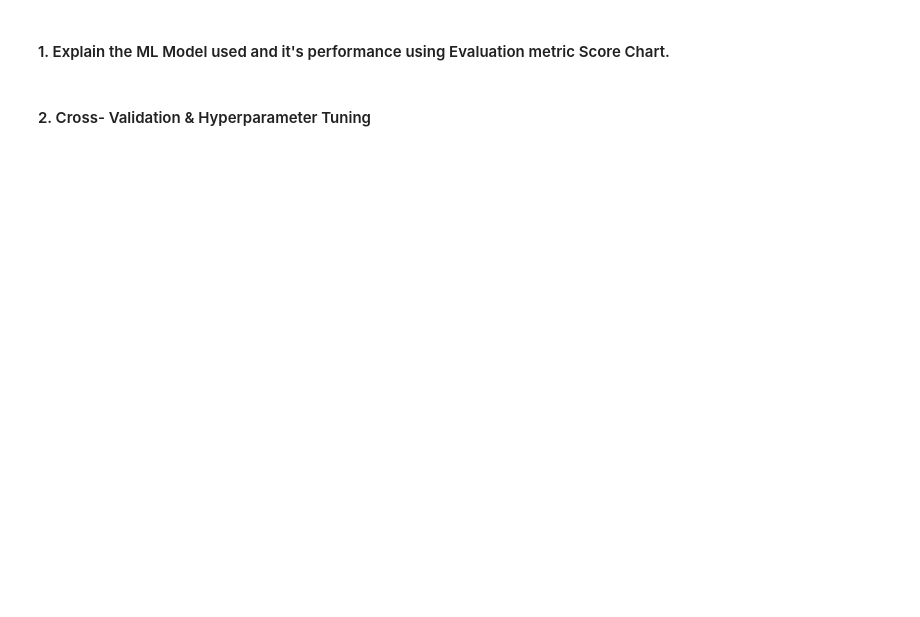
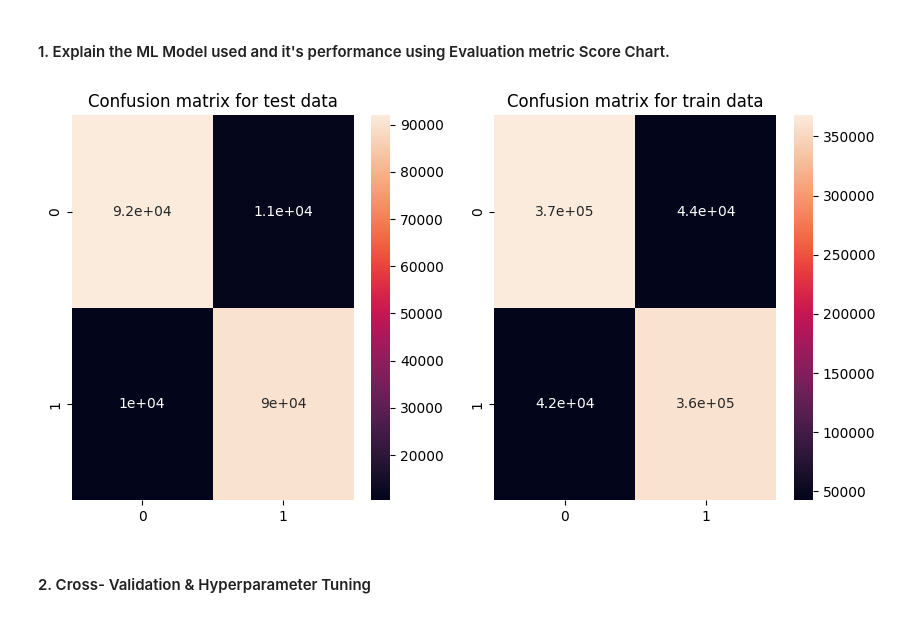
Before and after one commit to chetansgode/Rossmann_Retail_Sales_prediction, a Jupyter notebook: (Retail_Sales_prediction)ML_Submission_Template.ipynb, the cells around one changed output. Saved outputs shown, nothing was run; the diff lists cells and outputs as text; code cells hidden in the pictures; blank space fills up the shorter version.

```diff
--- a/(Retail_Sales_prediction)ML_Submission_Template.ipynb
+++ b/(Retail_Sales_prediction)ML_Submission_Template.ipynb
@@ -1645,2 +1728,18 @@ Answer Here.
+# %%
+# Visualizing evaluation Metric Score chart
+plt.figure(figsize=(10, 5))
+
+plt.subplot(1, 2, 1)
+plt.title('Confusion matrix for test data')
+sns.heatmap(confusion_matrix(test_class_preds, y_test), annot=True)
+
+plt.subplot(1, 2, 2)
+plt.title('Confusion matrix for train data')
+sns.heatmap(confusion_matrix(train_class_preds, y_train), annot=True)
+
+#plt.tight_layout()  # Optional: Adjusts subplot spacing
+plt.show()
+# %% [output]
+[figure, added]
 # %% [markdown]
 #### 2. Cross- Validation & Hyperparameter Tuning
```
Also changed, not shown: parts of 14 cells of this notebook.
